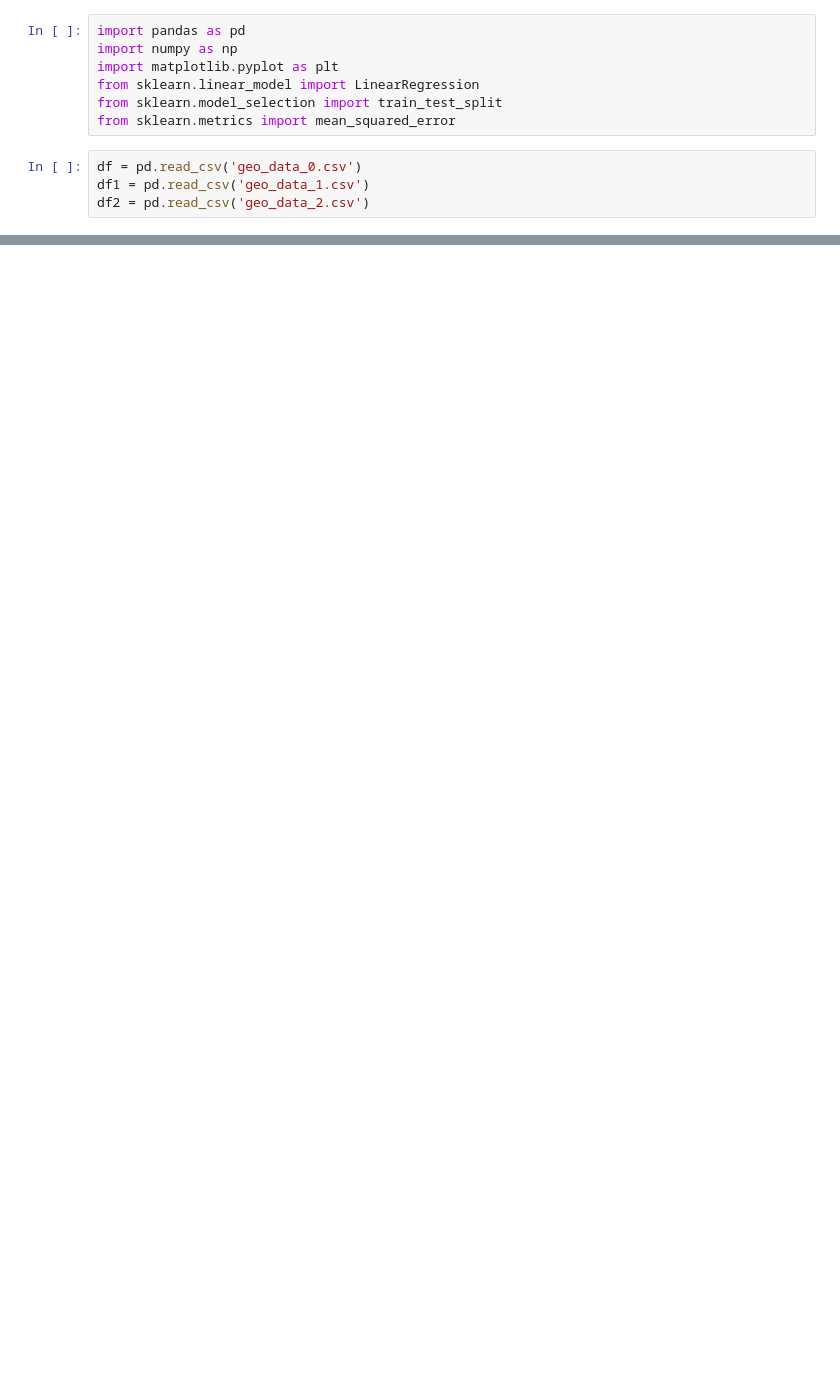
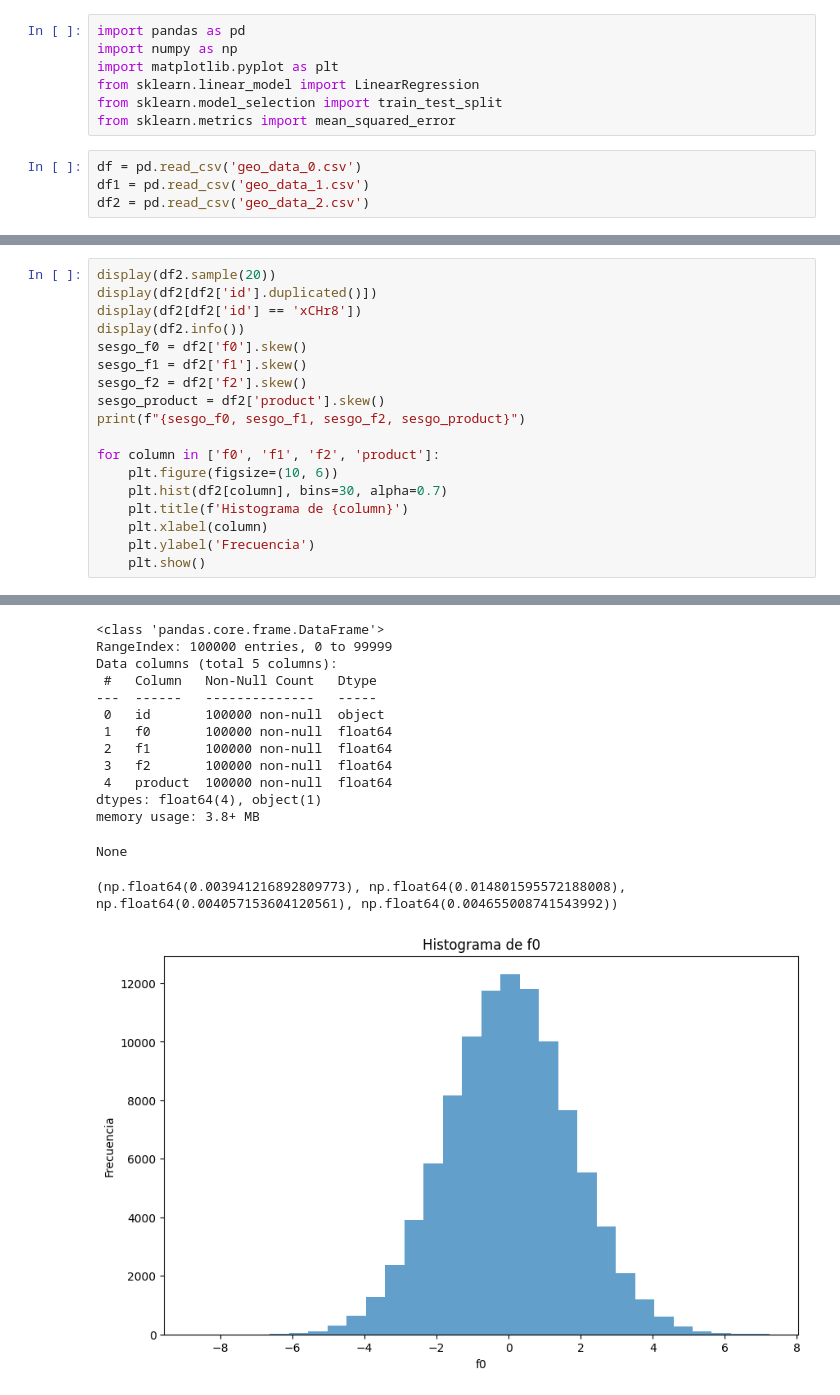
Before and after one commit to HebertL-dev/OilyGiant_Optimizacion-de-Extraccion-de-Petroleo, a Jupyter notebook: notebook.ipynb, the cells around one changed output, grey strips where cells are left out. Saved outputs shown, nothing was run; the diff lists cells and outputs as text; blank space fills up the shorter version.

```diff
--- a/notebook.ipynb
+++ b/notebook.ipynb
@@ -83,0 +155,19 @@ df2[df2['id'] == 'xCHr8']
+# %%
+display(df2.sample(20))
+display(df2[df2['id'].duplicated()])
+display(df2[df2['id'] == 'xCHr8'])
+display(df2.info())
+sesgo_f0 = df2['f0'].skew()
+sesgo_f1 = df2['f1'].skew()
+sesgo_f2 = df2['f2'].skew()
+sesgo_product = df2['product'].skew()
+print(f"{sesgo_f0, sesgo_f1, sesgo_f2, sesgo_product}")
+
+for column in ['f0', 'f1', 'f2', 'product']:
+    plt.figure(figsize=(10, 6))
+    plt.hist(df2[column], bins=30, alpha=0.7)
+    plt.title(f'Histograma de {column}')
+    plt.xlabel(column)
+    plt.ylabel('Frecuencia')
+    plt.show()
+# %% [output]
@@ -83,0 +199,15 @@ df2[df2['id'] == 'xCHr8']
+<class 'pandas.core.frame.DataFrame'>
+RangeIndex: 100000 entries, 0 to 99999
+Data columns (total 5 columns):
+ #   Column   Non-Null Count   Dtype
+---  ------   --------------   -----
+ 0   id       100000 non-null  object
+ 1   f0       100000 non-null  float64
+ 2   f1       100000 non-null  float64
+ 3   f2       100000 non-null  float64
+ 4   product  100000 non-null  float64
+dtypes: float64(4), object(1)
+memory usage: 3.8+ MB
+None
+(np.float64(0.003941216892809773), np.float64(0.014801595572188008), np.float64(0.004057153604120561), np.float64(0.004655008741543992))
+[figure, added]
```
Also changed, not shown: parts of 28 cells of this notebook.
